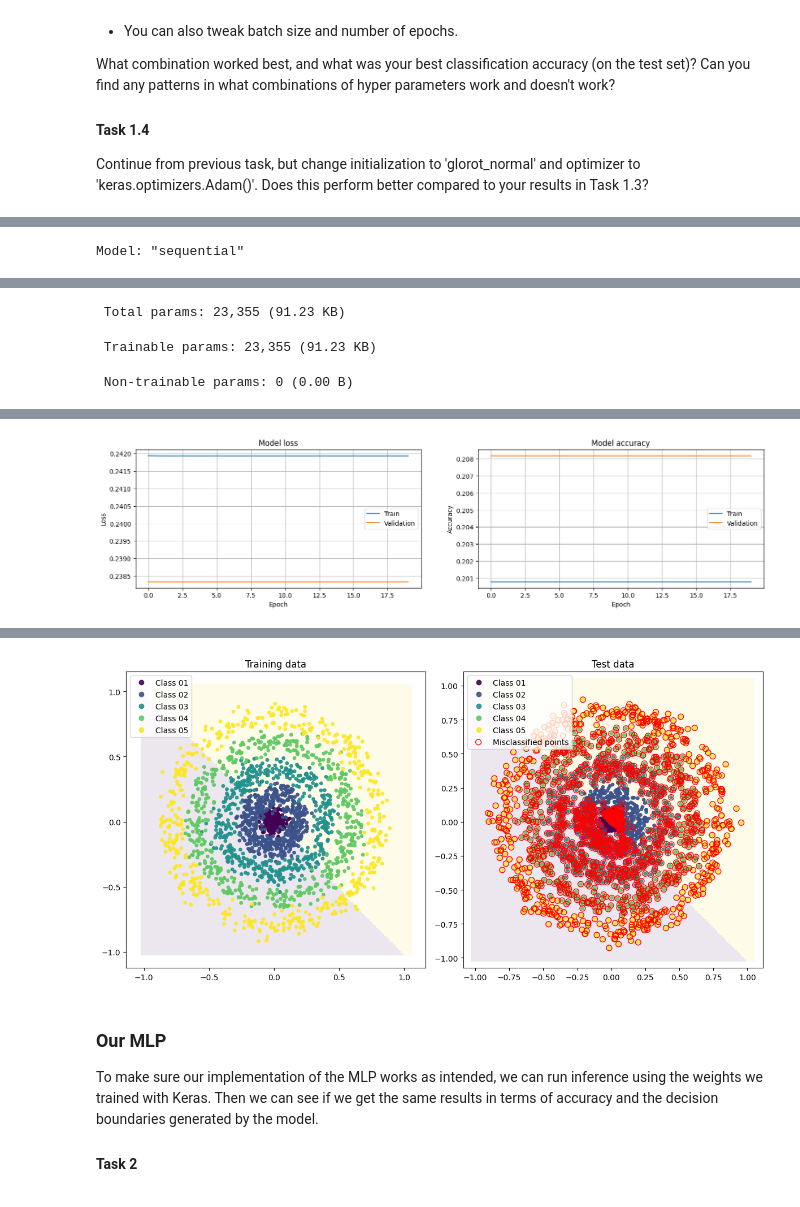
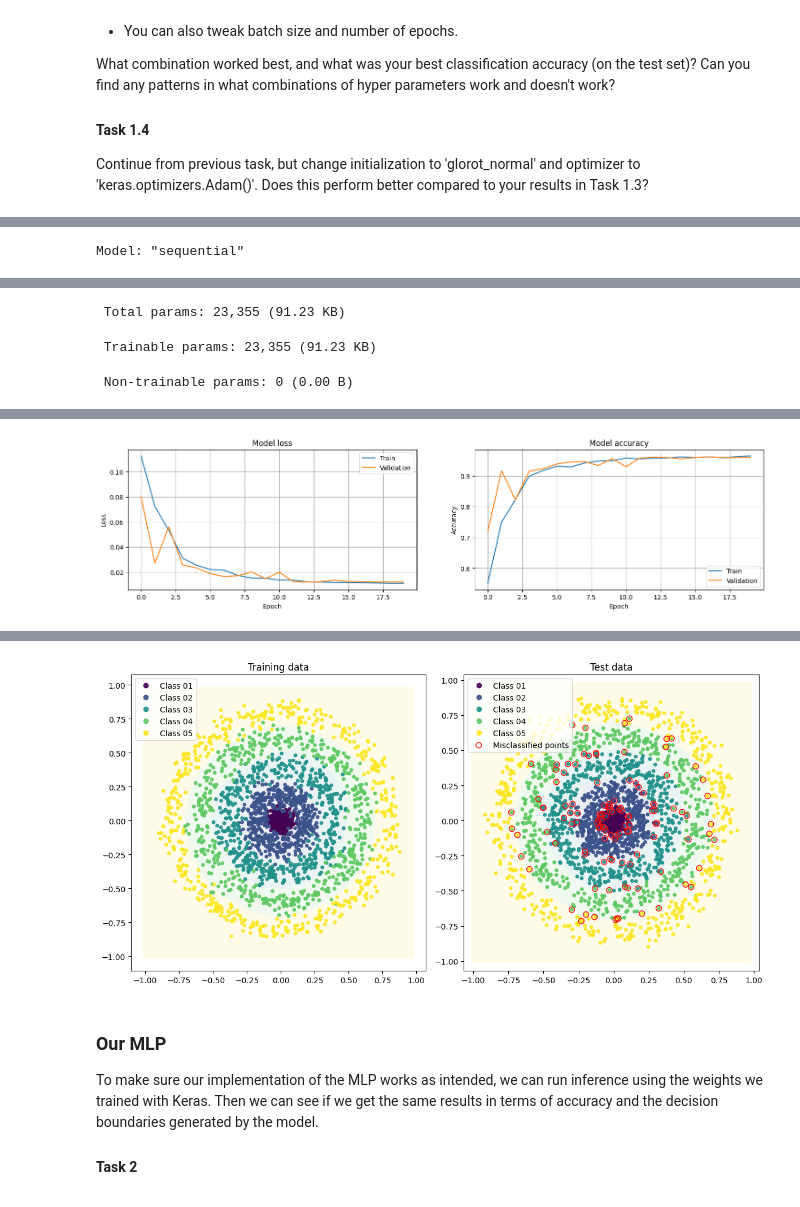
Before and after one commit to RainbowSapling/TNM112-Labs, a Jupyter notebook: Lab 1/lab01.ipynb, the cells around one changed output, grey strips where cells are left out. Saved outputs shown, nothing was run; the diff lists cells and outputs as text; code cells hidden in the pictures.

```diff
--- a/Lab 1/lab01.ipynb
+++ b/Lab 1/lab01.ipynb
@@ -81,7 +81,7 @@ lr_schedule = keras.optimizers.schedules.ExponentialDecay(
 hidden_layers = 10     # The number of hidden layers in the network (total number of layers will be L=hidden_layers+1)
 layer_width = 50       # The number of neurons in each hidden layer
 activation = 'relu' # Activation function of hidden layers
-init = keras.initializers.RandomNormal(mean=5.0, stddev=0.05) # Initialization method (starting point for the optimization)
+init = keras.initializers.RandomNormal(mean=0.0, stddev=0.2) # Initialization method (starting point for the optimization)
 epochs = 20            # Number of epochs for the training
 batch_size = 16      # Batch size to use in training
 loss = keras.losses.MeanSquaredError() # Loss function
@@ -157,2 +158,2 @@ Epoch 20/20
-[figure, old version]
+[figure, new version]
 Model performance:
@@ -167,4 +168,4 @@ Model performance:
-[figure, old version]
+[figure, new version]
 # %% [markdown]
 ### Our MLP
 To make sure our implementation of the MLP works as intended, we can run inference using the weights we trained with Keras. Then we can see if we get the same results in terms of accuracy and the decision boundaries generated by the model.
```
Also changed, not shown: parts of 3 cells of this notebook, 1 other file.
